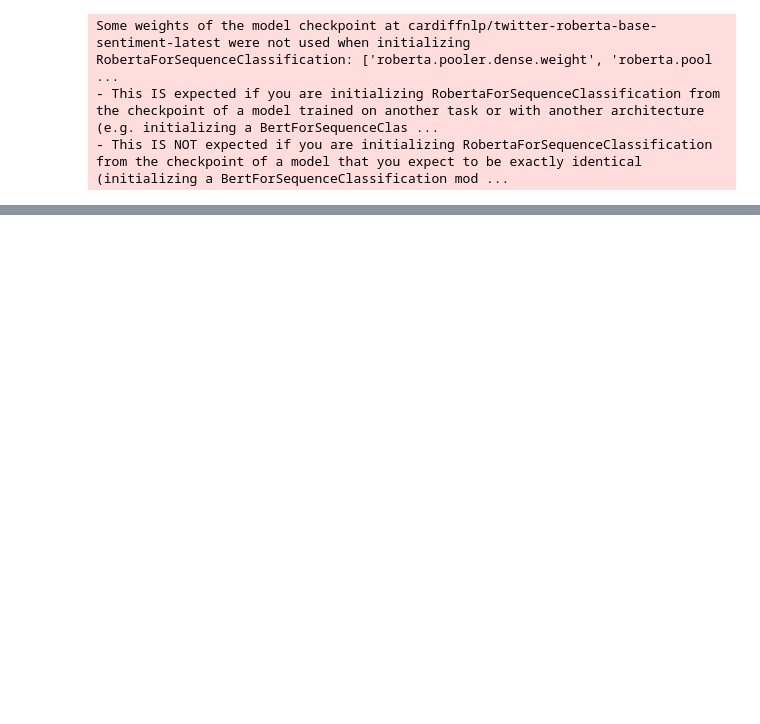
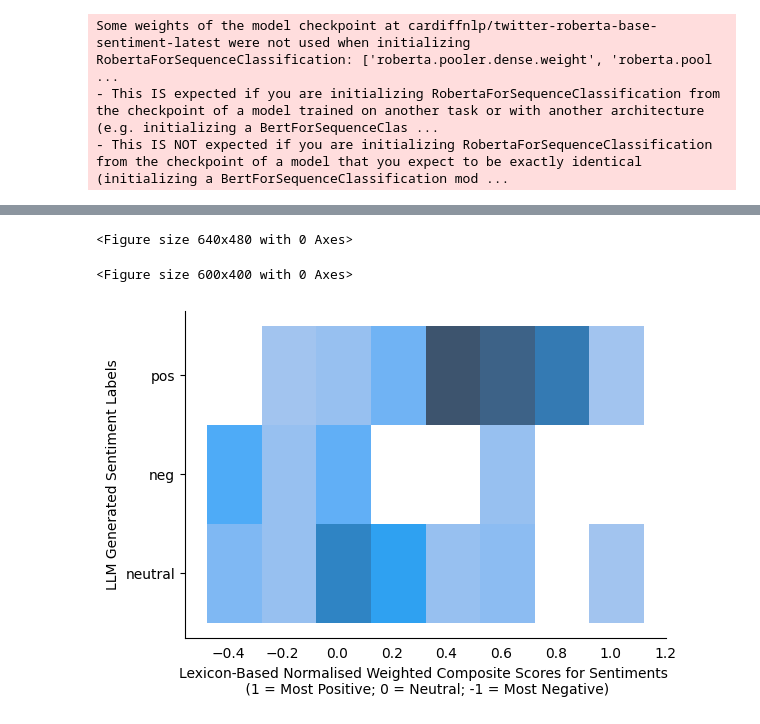
Before and after one commit to shrutirao94/language-comfort-emotions, a Jupyter notebook: sentiment-analysis.ipynb, the cells around one changed output, grey strips where cells are left out. Saved outputs shown, nothing was run; the diff lists cells and outputs as text; code cells hidden in the pictures; blank space fills up the shorter version.

Commit message:
[FEATURE] Sentiment Analysis for Emotions at LAB42

```diff
--- a/sentiment-analysis.ipynb
+++ b/sentiment-analysis.ipynb
@@ -62,3 +81,16 @@ def assign_scores(idx):
 # %%
 # 1. Calculate sentiment analysis on each emotion statement:
 emo_sl42['senti'] = emo_sl42['emotion'].apply(sentiment_analysis)
+
+# 2. Sort Sentiment Scores into Independent Columns
+for idx in emo_sl42.index:
+    assign_scores(idx)
+
+# 3. Drop Unecessary Columns
+emo_sl42 = emo_sl42.drop(columns=['senti'])
+
+# 4. Calculate the dominant overall sentiment of the response
+emo_sl42['emo-label'] = emo_sl42[['pos', 'neg', 'neutral']].idxmax(axis=1)
+
+# 5. Plot the overall sentiments distribution
+plot_sentiment_analysis(emo_sl42, 'emo')
@@ -71,3 +96,0 @@ emo_sl42
-# %%
-sentiment_cols = ['positive', 'negative', 'neutral']
-emo_sl42[[sentiment_cols]] = 0
@@ -96,0 +163,7 @@ plot_sentiment_analysis(df_emo)
+# %%
+emo_sl42 = vader_lexicon_analysis(emo_sl42, 'emotion')
+plot_lexicon_analysis(emo_sl42, 'emotion')
+# %% [output]
+<Figure size 640x480 with 0 Axes>
+<Figure size 600x400 with 0 Axes>
+[figure, added]
```
Also changed, not shown: parts of 15 cells of this notebook, 1 other file.
